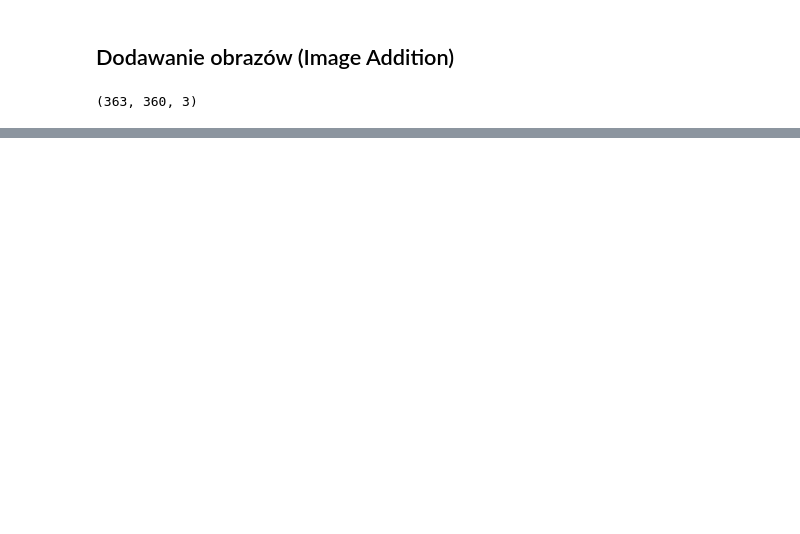
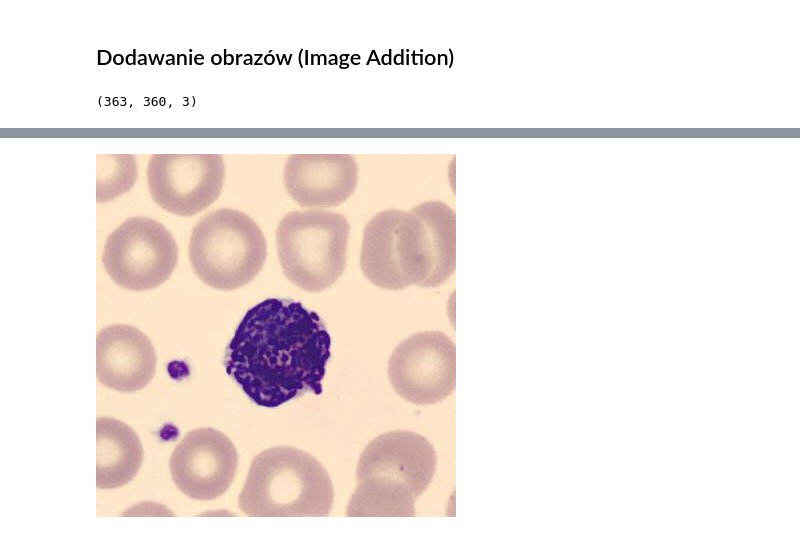
Before and after one commit to krugerangelika/computer-vision, a Jupyter notebook: Blood.ipynb, the cells around one changed output, grey strips where cells are left out. Cells and saved outputs as stored; diff of their text form; code cells hidden in the pictures; blank space fills up the shorter version.

```diff
--- a/Blood.ipynb
+++ b/Blood.ipynb
@@ -129,0 +151,5 @@ cv2_imshow(add_img)
+# %%
+# wyświetlenie zdjęcia img2
+cv2_imshow(img2)
+# %% [output]
+[figure, added]
```
Also changed, not shown: parts of 31 cells of this notebook.
